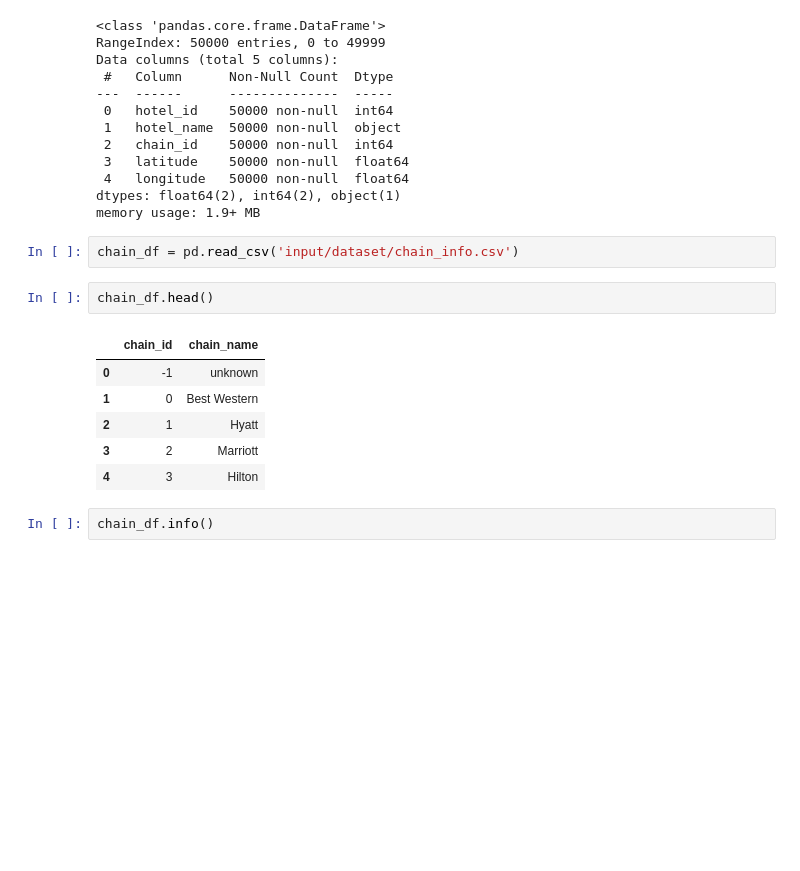
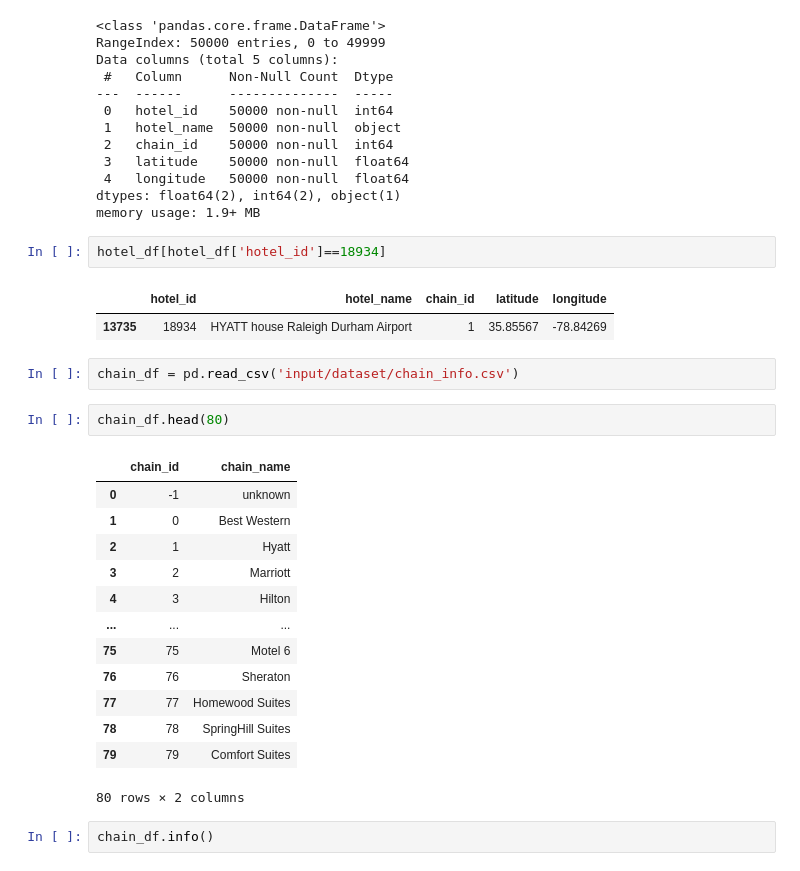
Before and after one commit to nguyenlaura/Preventing_Sex_Trafficking_in_Hotels, a Jupyter notebook: hotels_code.ipynb, the cells around one changed output. Cells and saved outputs as stored; diff of their text form; blank space fills up the shorter version.

```diff
--- a/hotels_code.ipynb
+++ b/hotels_code.ipynb
@@ -56,17 +85,29 @@ Data columns (total 5 columns):
  4   longitude   50000 non-null  float64
 dtypes: float64(2), int64(2), object(1)
 memory usage: 1.9+ MB
+# %%
+hotel_df[hotel_df['hotel_id']==18934]
+# %% [output]
+|  | hotel_id | hotel_name | chain_id | latitude | longitude |
+| 13735 | 18934 | HYATT house Raleigh Durham Airport | 1 | 35.85567 | -78.84269 |
 # %%
 chain_df = pd.read_csv('input/dataset/chain_info.csv')
 # %%
-chain_df.head()
+chain_df.head(80)
 # %% [output]
 |  | chain_id | chain_name |
 | 0 | -1 | unknown |
 | 1 | 0 | Best Western |
 | 2 | 1 | Hyatt |
 | 3 | 2 | Marriott |
 | 4 | 3 | Hilton |
+| ... | ... | ... |
+| 75 | 75 | Motel 6 |
+| 76 | 76 | Sheraton |
+| 77 | 77 | Homewood Suites |
+| 78 | 78 | SpringHill Suites |
+| 79 | 79 | Comfort Suites |
+80 rows × 2 columns
 # %%
 chain_df.info()
 # %% [output]
```
Also changed, not shown: parts of 61 cells of this notebook, 13 other files.
